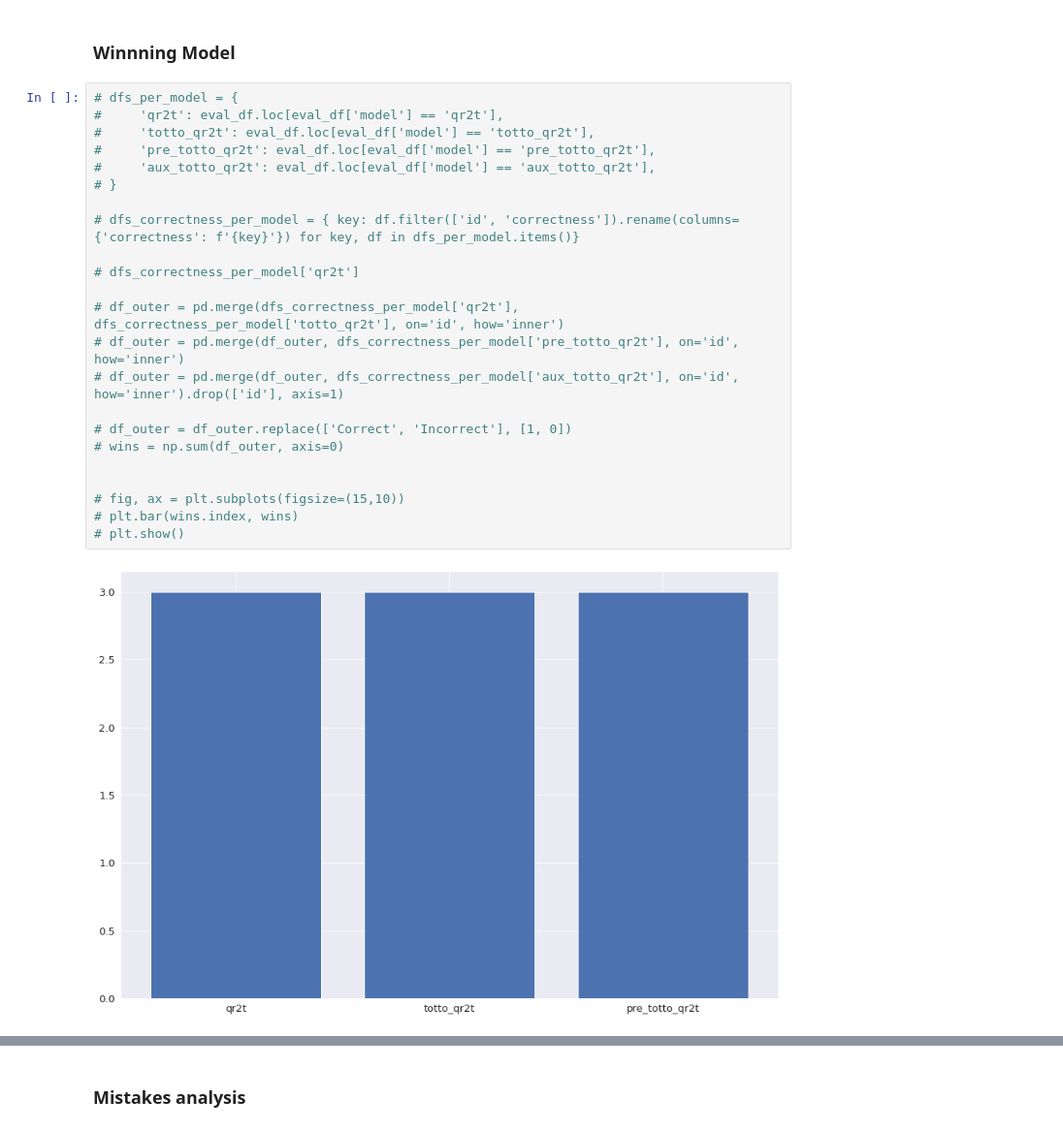
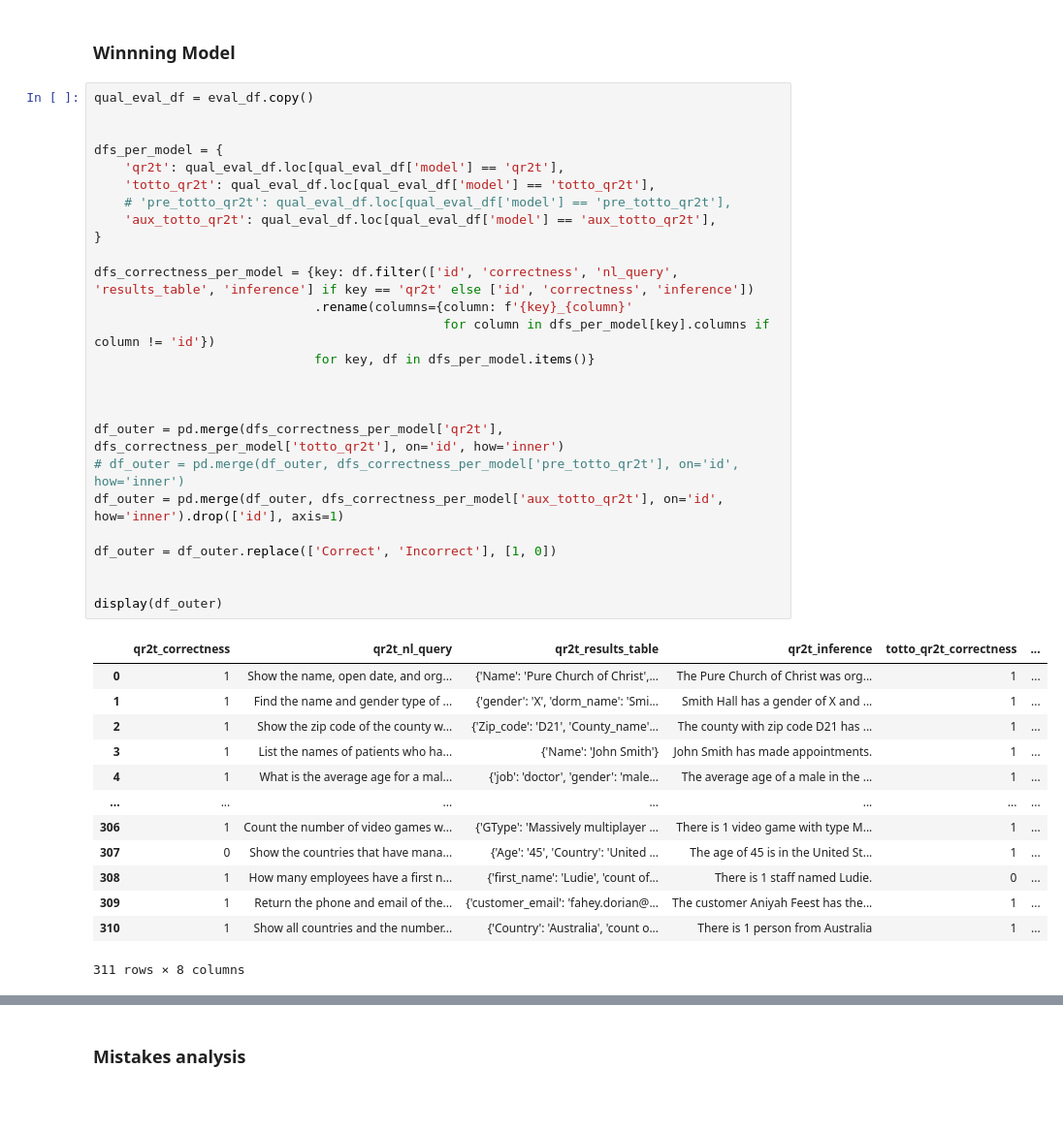
Before and after one commit to athenarc/Data2Text, a Jupyter notebook: notebooks/human_evaluation_report.ipynb, the cells around one changed output, grey strips where cells are left out. Shown: that part at 97% size. Cells and saved outputs as stored; diff of their text form; blank space fills up the shorter version.

```diff
--- a/notebooks/human_evaluation_report.ipynb
+++ b/notebooks/human_evaluation_report.ipynb
@@ -190,27 +195,42 @@ plt.show()
 # %% [markdown]
 ### Winnning Model
 # %%
-# dfs_per_model = {
-#     'qr2t': eval_df.loc[eval_df['model'] == 'qr2t'],
-#     'totto_qr2t': eval_df.loc[eval_df['model'] == 'totto_qr2t'],
-#     'pre_totto_qr2t': eval_df.loc[eval_df['model'] == 'pre_totto_qr2t'],
-#     'aux_totto_qr2t': eval_df.loc[eval_df['model'] == 'aux_totto_qr2t'],
-# }
-
-# dfs_correctness_per_model = { key: df.filter(['id', 'correctness']).rename(columns={'correctness': f'{key}'}) for key, df in dfs_per_model.items()}
-
-# dfs_correctness_per_model['qr2t']
-
-# df_outer = pd.merge(dfs_correctness_per_model['qr2t'], dfs_correctness_per_model['totto_qr2t'], on='id', how='inner')
-# df_outer = pd.merge(df_outer, dfs_correctness_per_model['pre_totto_qr2t'], on='id', how='inner')
-# df_outer = pd.merge(df_outer, dfs_correctness_per_model['aux_totto_qr2t'], on='id', how='inner').drop(['id'], axis=1)
-
-# df_outer = df_outer.replace(['Correct', 'Incorrect'], [1, 0])
-# wins = np.sum(df_outer, axis=0)
+qual_eval_df = eval_df.copy()
 
 
-# fig, ax = plt.subplots(figsize=(15,10))
-# plt.bar(wins.index, wins)
-# plt.show()
+dfs_per_model = {
+    'qr2t': qual_eval_df.loc[qual_eval_df['model'] == 'qr2t'],
+    'totto_qr2t': qual_eval_df.loc[qual_eval_df['model'] == 'totto_qr2t'],
+    # 'pre_totto_qr2t': qual_eval_df.loc[qual_eval_df['model'] == 'pre_totto_qr2t'],
+    'aux_totto_qr2t': qual_eval_df.loc[qual_eval_df['model'] == 'aux_totto_qr2t'],
+}
+
+dfs_correctness_per_model = {key: df.filter(['id', 'correctness', 'nl_query', 'results_table', 'inference'] if key == 'qr2t' else ['id', 'correctness', 'inference'])
+                             .rename(columns={column: f'{key}_{column}'
+                                              for column in dfs_per_model[key].columns if column != 'id'})
+                             for key, df in dfs_per_model.items()}
+
+
+
+df_outer = pd.merge(dfs_correctness_per_model['qr2t'], dfs_correctness_per_model['totto_qr2t'], on='id', how='inner')
+# df_outer = pd.merge(df_outer, dfs_correctness_per_model['pre_totto_qr2t'], on='id', how='inner')
+df_outer = pd.merge(df_outer, dfs_correctness_per_model['aux_totto_qr2t'], on='id', how='inner').drop(['id'], axis=1)
+
+df_outer = df_outer.replace(['Correct', 'Incorrect'], [1, 0])
+
+
+display(df_outer)
 # %% [output]
-[figure, removed]
+|  | qr2t_correctness | qr2t_nl_query | qr2t_results_table | qr2t_inference | totto_qr2t_correctness | ... |
+| 0 | 1 | Show the name, open date, and org... | {'Name': 'Pure Church of Christ',... | The Pure Church of Christ was org... | 1 | ... |
+| 1 | 1 | Find the name and gender type of ... | {'gender': 'X', 'dorm_name': 'Smi... | Smith Hall has a gender of X and ... | 1 | ... |
+| 2 | 1 | Show the zip code of the county w... | {'Zip_code': 'D21', 'County_name'... | The county with zip code D21 has ... | 1 | ... |
+| 3 | 1 | List the names of patients who ha... | {'Name': 'John Smith'} | John Smith has made appointments. | 1 | ... |
+| 4 | 1 | What is the average age for a mal... | {'job': 'doctor', 'gender': 'male... | The average age of a male in the ... | 1 | ... |
+| ... | ... | ... | ... | ... | ... | ... |
+| 306 | 1 | Count the number of video games w... | {'GType': 'Massively multiplayer ... | There is 1 video game with type M... | 1 | ... |
+| 307 | 0 | Show the countries that have mana... | {'Age': '45', 'Country': 'United ... | The age of 45 is in the United St... | 1 | ... |
+| 308 | 1 | How many employees have a first n... | {'first_name': 'Ludie', 'count of... | There is 1 staff named Ludie. | 0 | ... |
+| 309 | 1 | Return the phone and email of the... | {'customer_email': 'fahey.dorian@... | The customer Aniyah Feest has the... | 1 | ... |
+| 310 | 1 | Show all countries and the number... | {'Country': 'Australia', 'count o... | There is 1 person from Australia | 1 | ... |
+311 rows × 8 columns
```
Also changed, not shown: parts of 5 cells of this notebook, 6 other files.
